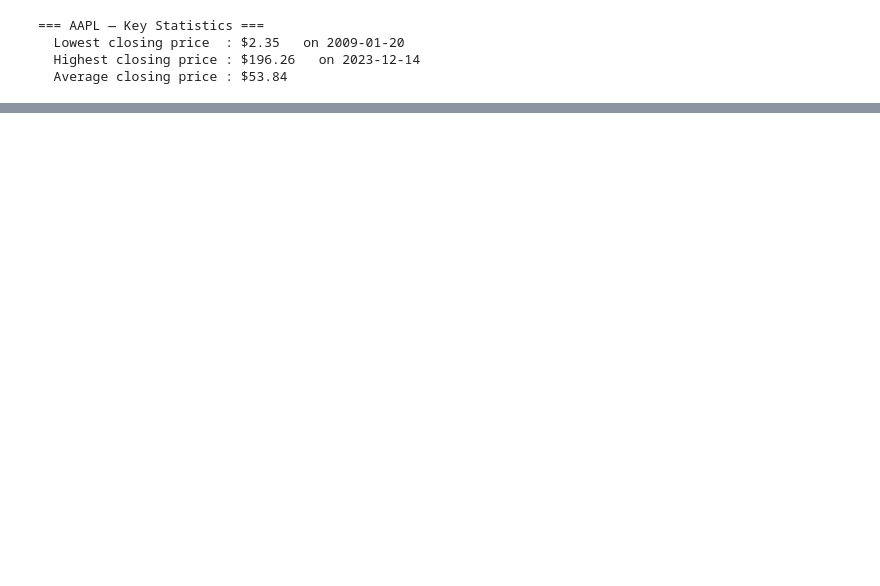
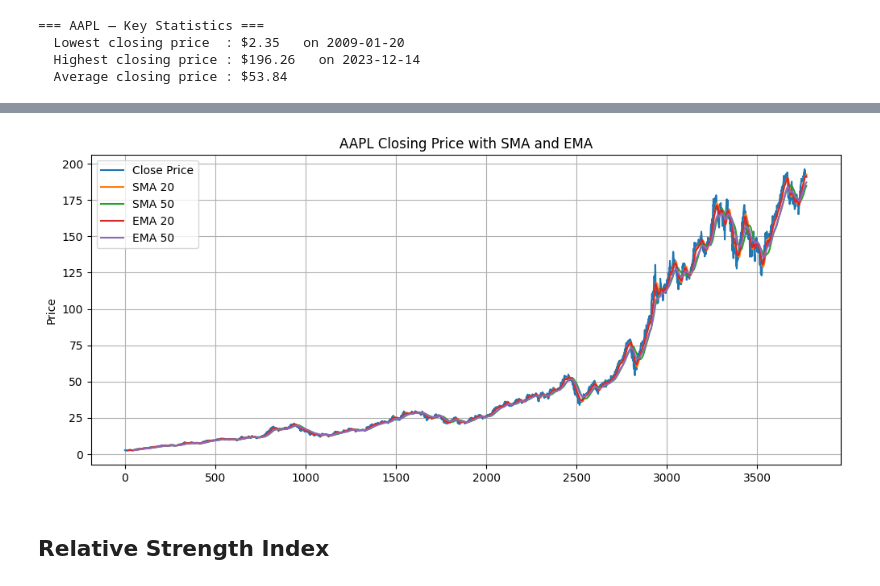
Before and after one commit to Rakeb-sys/news-sentiment-analysis, a Jupyter notebook: notebooks/AAPL_eda.ipynb, the cells around one changed output, grey strips where cells are left out. Drawn from its saved outputs; the diff is of its cells as text; code cells hidden in the pictures; blank space fills up the shorter version.

```diff
--- a/notebooks/AAPL_eda.ipynb
+++ b/notebooks/AAPL_eda.ipynb
@@ -125,0 +230,2 @@ df = plot_closing_price(df, data_name)
+# %%
+df = interpretation_summary(df, data_name, window=50)
@@ -125,0 +314,4 @@ df = plot_closing_price(df, data_name)
+# %%
+df['SMA_20'] = talib.SMA(df['Close'], timeperiod=20)
+print ('Calculated 20-day simple moving averages using TA-Lib.')
+df['SMA_20'].head(-5)
@@ -125,0 +383,6 @@ df = plot_closing_price(df, data_name)
+# %%
+# Exponential Moving Averages
+df['EMA_20'] = talib.EMA(df['Close'], timeperiod=20)
+
+print ('Calculated 20-day and 50-day exponential moving averages using TA-Lib.')
+df['EMA_20'].head(-5)
@@ -125,0 +454,4 @@ df = plot_closing_price(df, data_name)
+# %%
+df['EMA_50'] = talib.EMA(df['Close'], timeperiod=50)
+print ('Calculated 50-day exponential moving averages using TA-Lib.')
+df['EMA_50'].head(-5)
@@ -125,0 +523,17 @@ df = plot_closing_price(df, data_name)
+# %%
+fig, axes = plt.subplots(1,1,figsize=(12, 5),sharex=True)
+
+axes.plot(df.index, df['Close'], label='Close Price')
+axes.plot(df.index, df['SMA_20'], label='SMA 20')
+axes.plot(df.index, df['SMA_50'], label='SMA 50')
+axes.plot(df.index, df['EMA_20'], label='EMA 20')
+axes.plot(df.index, df['EMA_50'], label='EMA 50')
+
+axes.set_title('AAPL Closing Price with SMA and EMA')
+axes.set_ylabel('Price')
+axes.legend()
+axes.grid(True)
+# %% [output]
+[figure, added]
+# %% [markdown]
+## Relative Strength Index
```
Also changed, not shown: parts of 38 cells of this notebook, 2 other files.
